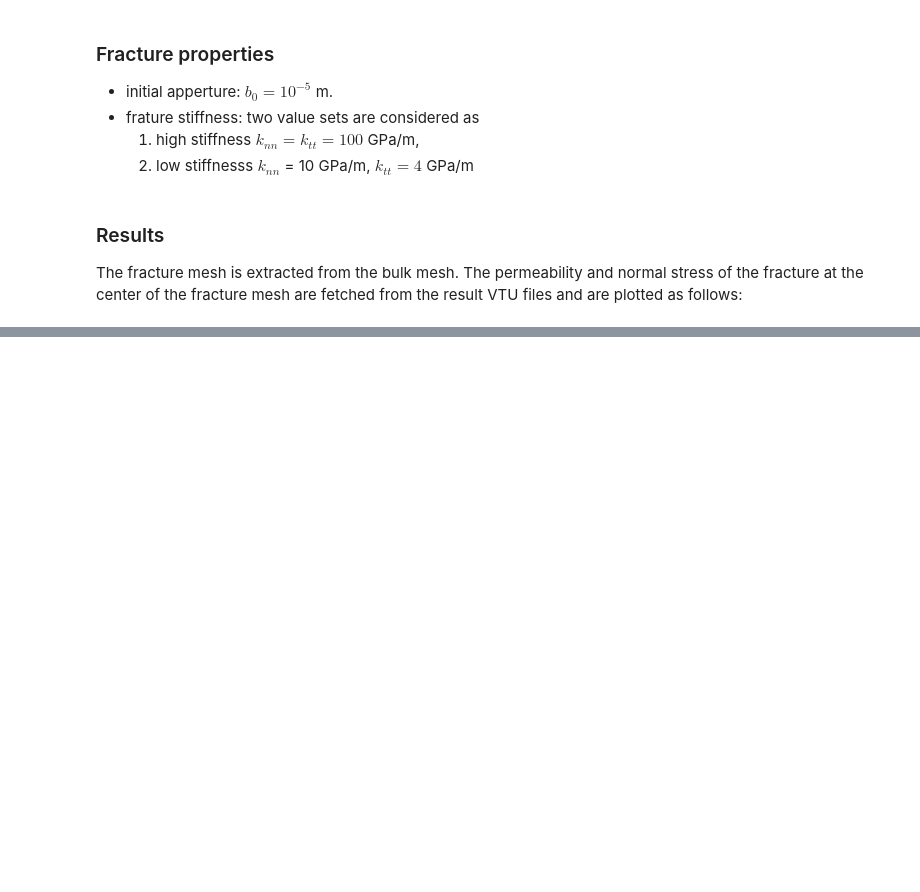
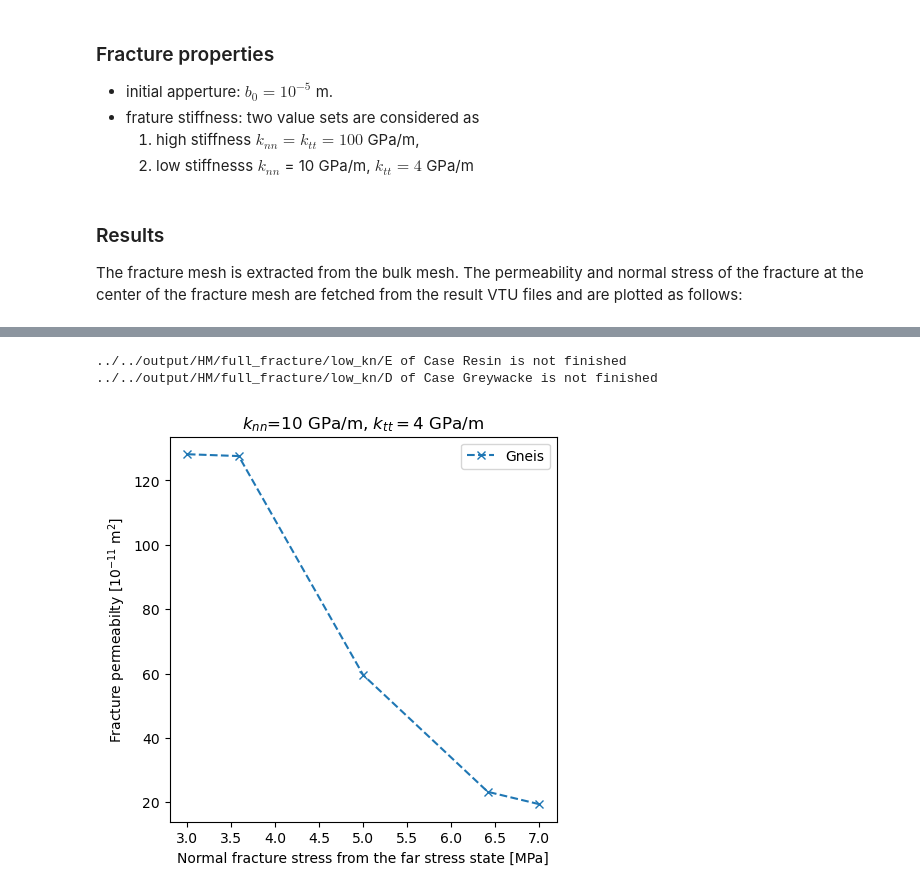
Before and after one commit to wenqing/GreatCell_benchmark, a Jupyter notebook: 3D_HM/GreatCellHM2.ipynb, the cells around one changed output, grey strips where cells are left out. Cells and saved outputs as stored; diff of their text form; code cells hidden in the pictures; blank space fills up the shorter version.

```diff
--- a/3D_HM/GreatCellHM2.ipynb
+++ b/3D_HM/GreatCellHM2.ipynb
@@ -167,0 +193,14 @@ plot_figure(mock_sn, sn_l_resin, sn_l_greywacke, sn_l_gneiss, r'Calculated norma
+# %%
+path_low_kn = '../../output/HM/full_fracture/low_kn/'
+k_resin, sn_resin = get_fracture_k_and_s_at_the_center(path_low_kn, point, 'Resin')
+k_greywacke, sn_greywacke = get_fracture_k_and_s_at_the_center(path_low_kn, point, 'Greywacke')
+k_gneiss, sn_gneiss = get_fracture_k_and_s_at_the_center(path_low_kn, point, 'Gneiss')
+
+plot_figure(mock_sn, k_resin, k_greywacke, k_gneiss,
+            r'Fracture permeabilty [$10^{-11}$ m$^2$]',
+            r'$k_{nn}$=10 GPa/m, $k_{tt}=4$ GPa/m',
+            'ufz_HM3_k_f_low.png')
+# %% [output]
+../../output/HM/full_fracture/low_kn/E of Case Resin is not finished
+../../output/HM/full_fracture/low_kn/D of Case Greywacke is not finished
+[figure, added]
```
Also changed, not shown: parts of 8 cells of this notebook.
